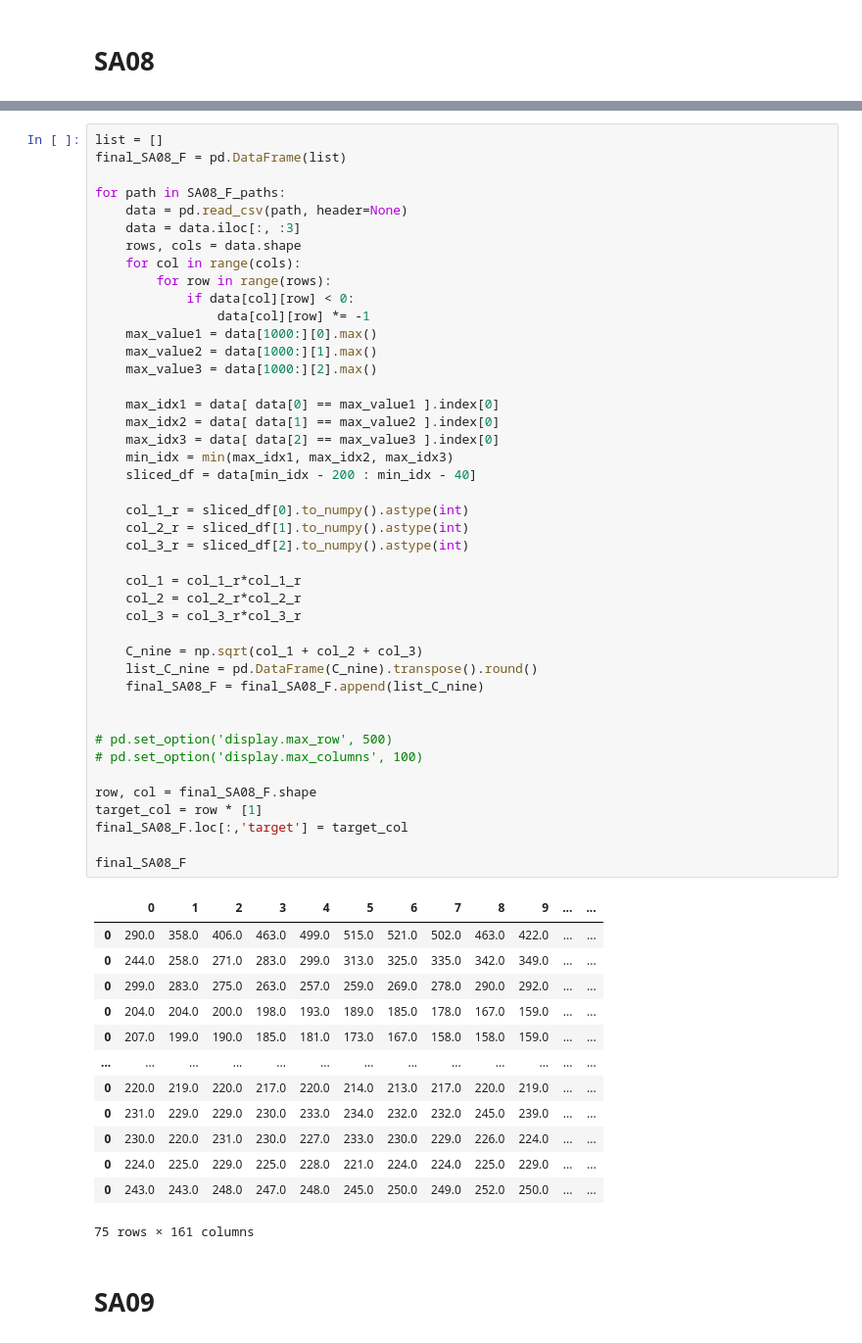
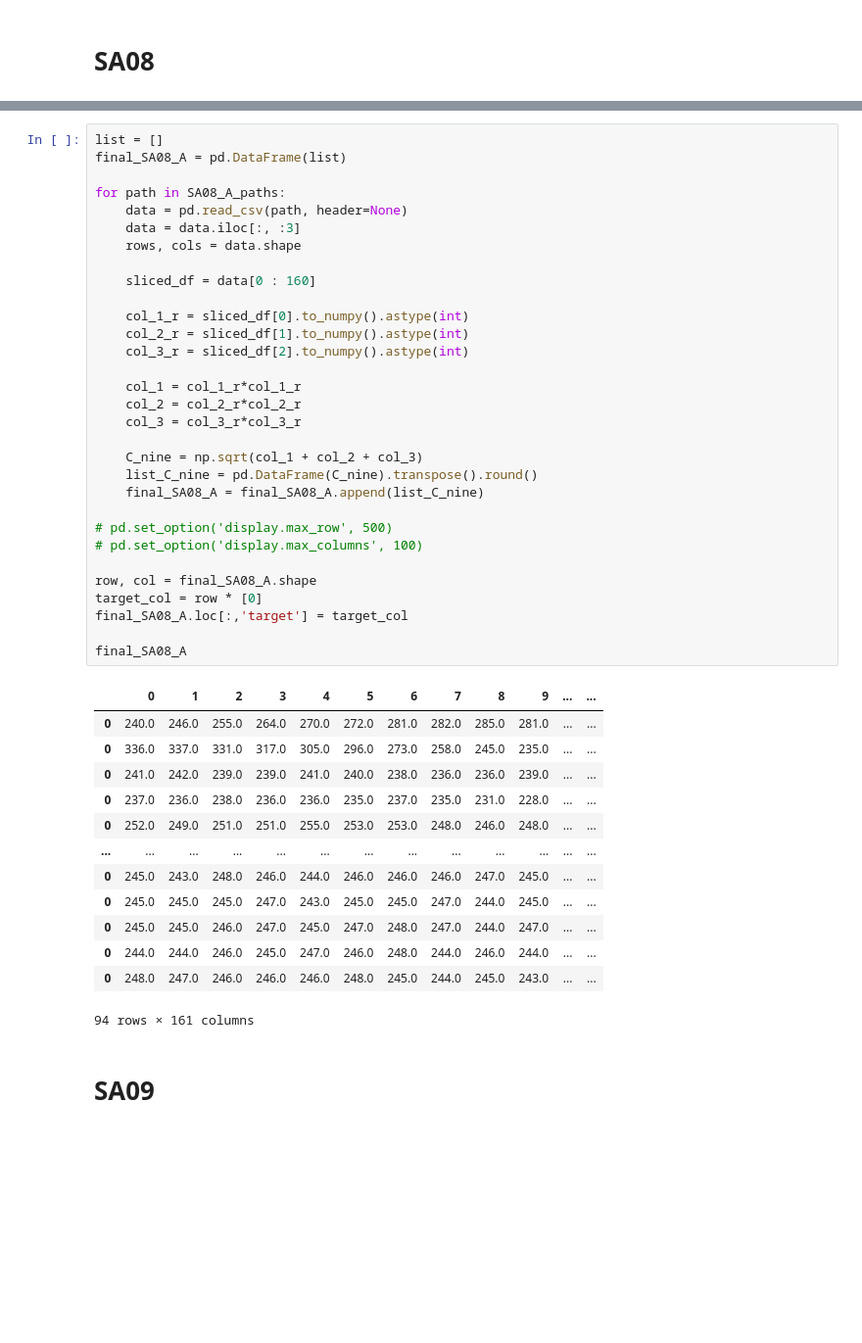
Before and after one commit to SYdney-Go/2021_Senior_Fall, a Jupyter notebook: preprocess/20211117_SA_ADL.ipynb, the cells around one changed output, grey strips where cells are left out. Shown: that part at 98% size. Saved outputs shown, nothing was run; the diff lists cells and outputs as text; blank space fills up the shorter version.

```diff
--- a/preprocess/20211117_SA_ADL.ipynb
+++ b/preprocess/20211117_SA_ADL.ipynb
@@ -713,60 +1041,48 @@ print(SA08_F_paths)
 # %%
 list = []
-final_SA08_F = pd.DataFrame(list)
+final_SA08_A = pd.DataFrame(list)
 
-for path in SA08_F_paths:
+for path in SA08_A_paths:
     data = pd.read_csv(path, header=None)
     data = data.iloc[:, :3]
     rows, cols = data.shape
-    for col in range(cols):
-        for row in range(rows):
-            if data[col][row] < 0:
-                data[col][row] *= -1
-    max_value1 = data[1000:][0].max()
-    max_value2 = data[1000:][1].max()
-    max_value3 = data[1000:][2].max()
 
-    max_idx1 = data[ data[0] == max_value1 ].index[0]
-    max_idx2 = data[ data[1] == max_value2 ].index[0]
-    max_idx3 = data[ data[2] == max_value3 ].index[0]
-    min_idx = min(max_idx1, max_idx2, max_idx3)
-    sliced_df = data[min_idx - 200 : min_idx - 40]
+    sliced_df = data[0 : 160]
 
     col_1_r = sliced_df[0].to_numpy().astype(int)
     col_2_r = sliced_df[1].to_numpy().astype(int)
     col_3_r = sliced_df[2].to_numpy().astype(int)
 
     col_1 = col_1_r*col_1_r
     col_2 = col_2_r*col_2_r
     col_3 = col_3_r*col_3_r
 
     C_nine = np.sqrt(col_1 + col_2 + col_3)
     list_C_nine = pd.DataFrame(C_nine).transpose().round()
-    final_SA08_F = final_SA08_F.append(list_C_nine)
-
+    final_SA08_A = final_SA08_A.append(list_C_nine)
 
 # pd.set_option('display.max_row', 500)
 # pd.set_option('display.max_columns', 100)
 
-row, col = final_SA08_F.shape
-target_col = row * [1]
-final_SA08_F.loc[:,'target'] = target_col
+row, col = final_SA08_A.shape
+target_col = row * [0]
+final_SA08_A.loc[:,'target'] = target_col
 
-final_SA08_F
+final_SA08_A
 # %% [output]
 |  | 0 | 1 | 2 | 3 | 4 | 5 | 6 | 7 | 8 | 9 | ... | ... |
-| 0 | 290.0 | 358.0 | 406.0 | 463.0 | 499.0 | 515.0 | 521.0 | 502.0 | 463.0 | 422.0 | ... | ... |
-| 0 | 244.0 | 258.0 | 271.0 | 283.0 | 299.0 | 313.0 | 325.0 | 335.0 | 342.0 | 349.0 | ... | ... |
-| 0 | 299.0 | 283.0 | 275.0 | 263.0 | 257.0 | 259.0 | 269.0 | 278.0 | 290.0 | 292.0 | ... | ... |
-| 0 | 204.0 | 204.0 | 200.0 | 198.0 | 193.0 | 189.0 | 185.0 | 178.0 | 167.0 | 159.0 | ... | ... |
-| 0 | 207.0 | 199.0 | 190.0 | 185.0 | 181.0 | 173.0 | 167.0 | 158.0 | 158.0 | 159.0 | ... | ... |
+| 0 | 240.0 | 246.0 | 255.0 | 264.0 | 270.0 | 272.0 | 281.0 | 282.0 | 285.0 | 281.0 | ... | ... |
+| 0 | 336.0 | 337.0 | 331.0 | 317.0 | 305.0 | 296.0 | 273.0 | 258.0 | 245.0 | 235.0 | ... | ... |
+| 0 | 241.0 | 242.0 | 239.0 | 239.0 | 241.0 | 240.0 | 238.0 | 236.0 | 236.0 | 239.0 | ... | ... |
+| 0 | 237.0 | 236.0 | 238.0 | 236.0 | 236.0 | 235.0 | 237.0 | 235.0 | 231.0 | 228.0 | ... | ... |
+| 0 | 252.0 | 249.0 | 251.0 | 251.0 | 255.0 | 253.0 | 253.0 | 248.0 | 246.0 | 248.0 | ... | ... |
 | ... | ... | ... | ... | ... | ... | ... | ... | ... | ... | ... | ... | ... |
-| 0 | 220.0 | 219.0 | 220.0 | 217.0 | 220.0 | 214.0 | 213.0 | 217.0 | 220.0 | 219.0 | ... | ... |
-| 0 | 231.0 | 229.0 | 229.0 | 230.0 | 233.0 | 234.0 | 232.0 | 232.0 | 245.0 | 239.0 | ... | ... |
-| 0 | 230.0 | 220.0 | 231.0 | 230.0 | 227.0 | 233.0 | 230.0 | 229.0 | 226.0 | 224.0 | ... | ... |
-| 0 | 224.0 | 225.0 | 229.0 | 225.0 | 228.0 | 221.0 | 224.0 | 224.0 | 225.0 | 229.0 | ... | ... |
-| 0 | 243.0 | 243.0 | 248.0 | 247.0 | 248.0 | 245.0 | 250.0 | 249.0 | 252.0 | 250.0 | ... | ... |
+| 0 | 245.0 | 243.0 | 248.0 | 246.0 | 244.0 | 246.0 | 246.0 | 246.0 | 247.0 | 245.0 | ... | ... |
+| 0 | 245.0 | 245.0 | 245.0 | 247.0 | 243.0 | 245.0 | 245.0 | 247.0 | 244.0 | 245.0 | ... | ... |
+| 0 | 245.0 | 245.0 | 246.0 | 247.0 | 245.0 | 247.0 | 248.0 | 247.0 | 244.0 | 247.0 | ... | ... |
+| 0 | 244.0 | 244.0 | 246.0 | 245.0 | 247.0 | 246.0 | 248.0 | 244.0 | 246.0 | 244.0 | ... | ... |
+| 0 | 248.0 | 247.0 | 246.0 | 246.0 | 246.0 | 248.0 | 245.0 | 244.0 | 245.0 | 243.0 | ... | ... |
-75 rows × 161 columns
+94 rows × 161 columns
 # %% [markdown]
 # SA09
 # %%
```
Also changed, not shown: parts of 93 cells of this notebook, 8 other files.
